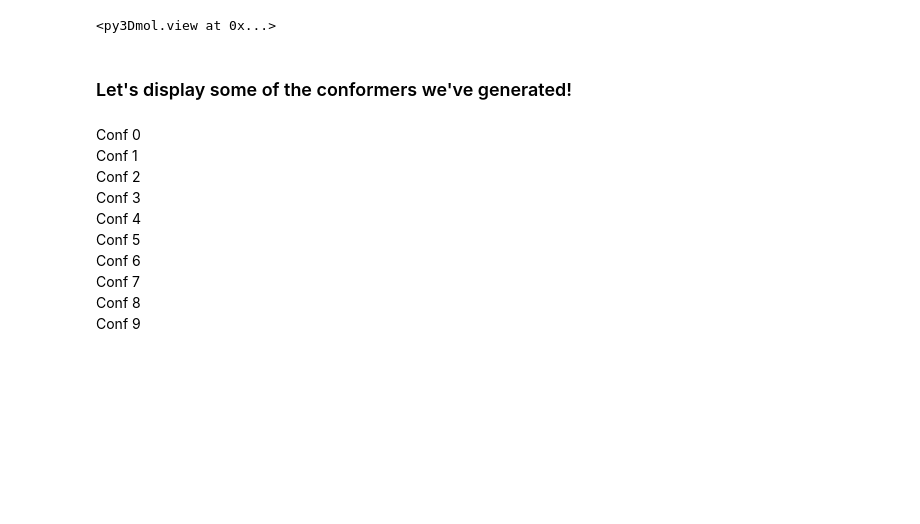
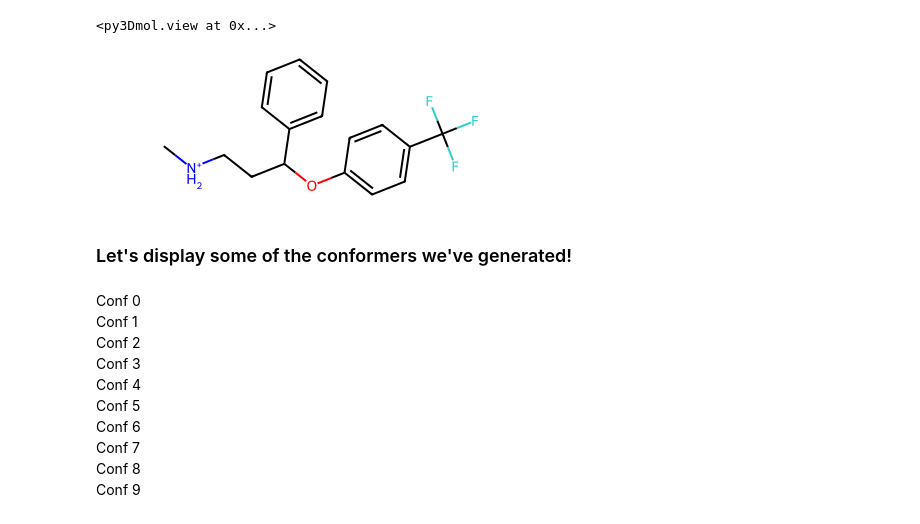
Before and after one commit to MatthewT123/ccdc, a Jupyter notebook: csd_test.ipynb, the cells around one changed output. Saved outputs shown, nothing was run; the diff lists cells and outputs as text; code cells hidden in the pictures; blank space fills up the shorter version.

```diff
--- a/csd_test.ipynb
+++ b/csd_test.ipynb
@@ -35,3 +30,11 @@ with io.MoleculeWriter(filepath) as mol_writer:
+# %%
+from rdkit import Chem
+
+smiles = mol.smiles
+mol = Chem.MolFromSmiles(smiles)
+mol
+# %% [output]
+[figure, added]
 # %%
 # Generate some conformers
 conformer_generator = ConformerGenerator()
```
Also changed, not shown: parts of 9 cells of this notebook, 1 other file.
